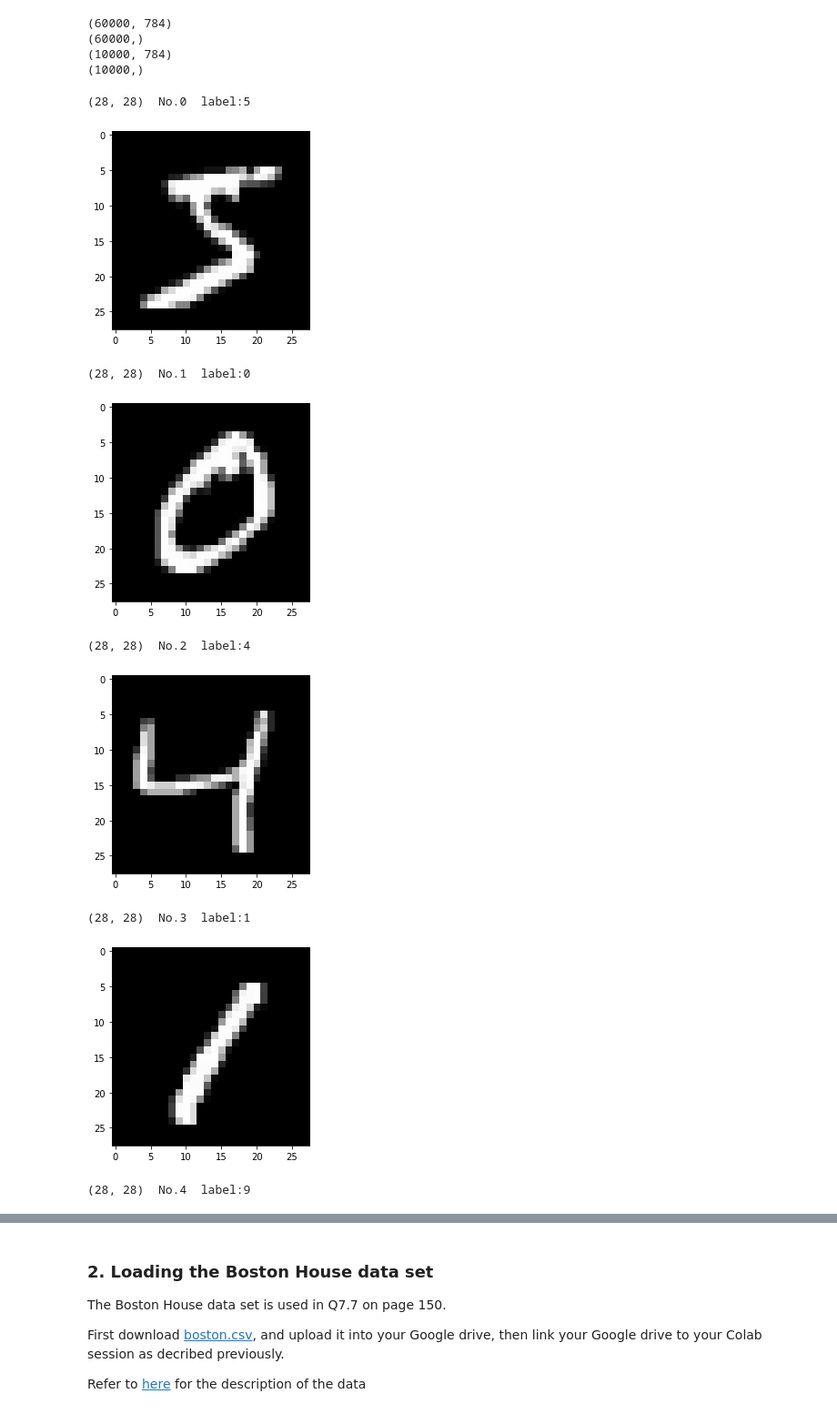
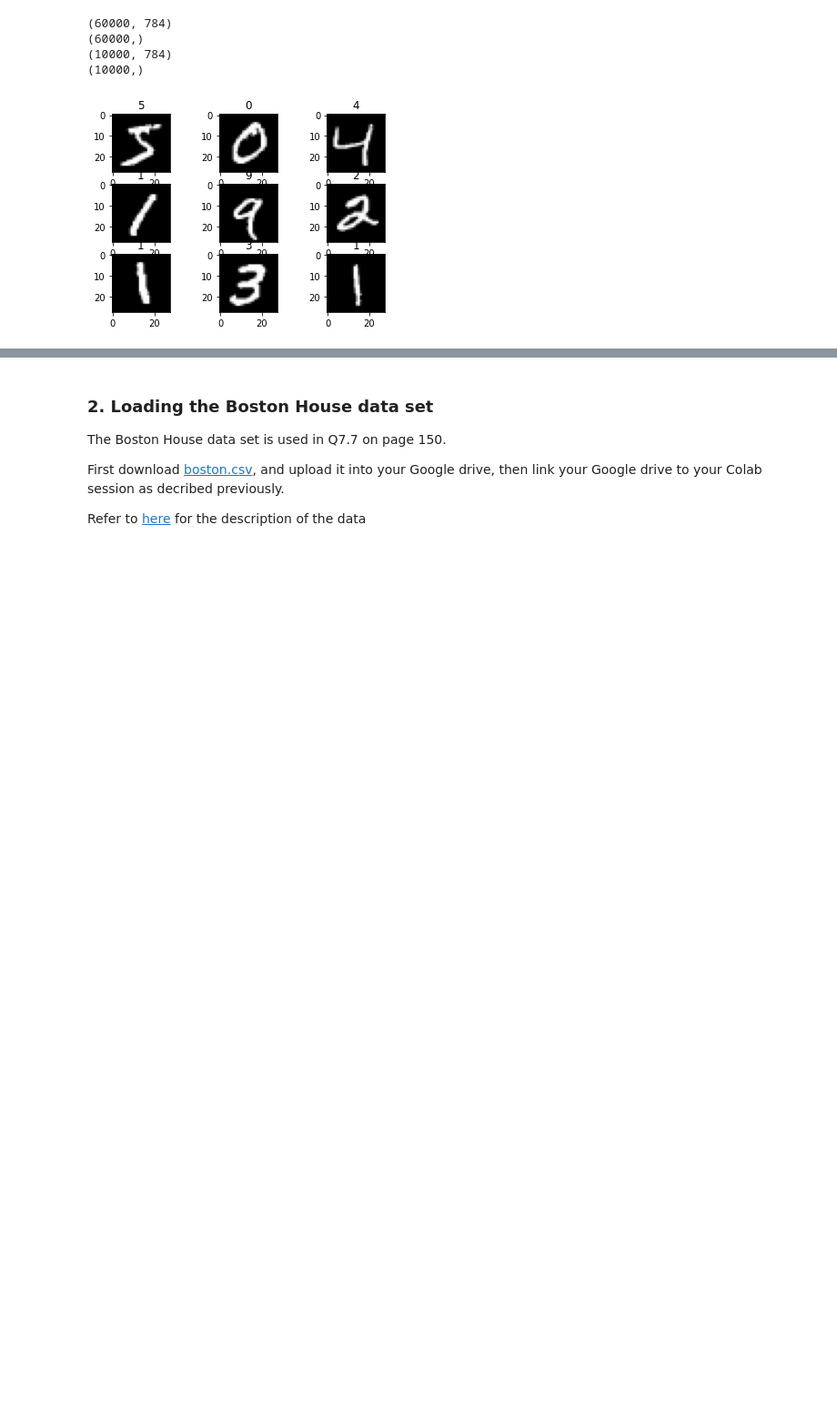
Before and after one commit to iNCML/MachineLearningBook, a Jupyter notebook: labs/ipynb/Lab0_Preparation.ipynb, the cells around one changed output, grey strips where cells are left out. Shown at 91% size. Drawn from its saved outputs; the diff is of its cells as text; code cells hidden in the pictures; blank space fills up the shorter version.

```diff
--- a/labs/ipynb/Lab0_Preparation.ipynb
+++ b/labs/ipynb/Lab0_Preparation.ipynb
@@ -296,28 +299,27 @@ print(test_label.shape)
 # %%
 # use a matplotlib function to display some MNIST images
 
 import matplotlib.pyplot as plt
 import numpy as np
 
 # functions to show an image
 
 def show_img(num):
-    img = train_data[num,:]
-    img = img.reshape(28,-1)
-    print(str(img.shape) + '  No.' +  str(num) + '  label:' + str(train_label[num]))
-    plt.imshow(img, cmap='gray')
-    plt.show()
+  img = train_data[num,:]
+  img = img.reshape(28,-1)
+  print(str(img.shape) + '  No.' +  str(num) + '  label:' + str(train_label[num]))
+  plt.imshow(img, cmap='gray')
+  plt.show()
 
+fig = plt.figure()
 
-for i in range(10):
-    show_img(i)
+for i in range(9):
+  img = train_data[i,:]
+  img = img.reshape(28,-1)
+  ax = fig.add_subplot(3,3,i+1)
+  ax.title.set_text(str(train_label[i]))
+  plt.imshow(img, cmap='gray')
+
+plt.show(block=True)
 # %% [output]
-(28, 28)  No.0  label:5
-[figure, old version]
+[figure, new version]
-(28, 28)  No.1  label:0
-[figure, removed]
-(28, 28)  No.2  label:4
-[figure, removed]
-(28, 28)  No.3  label:1
-[figure, removed]
-(28, 28)  No.4  label:9
```
Also changed, not shown: parts of 6 cells of this notebook, 4 other files.
